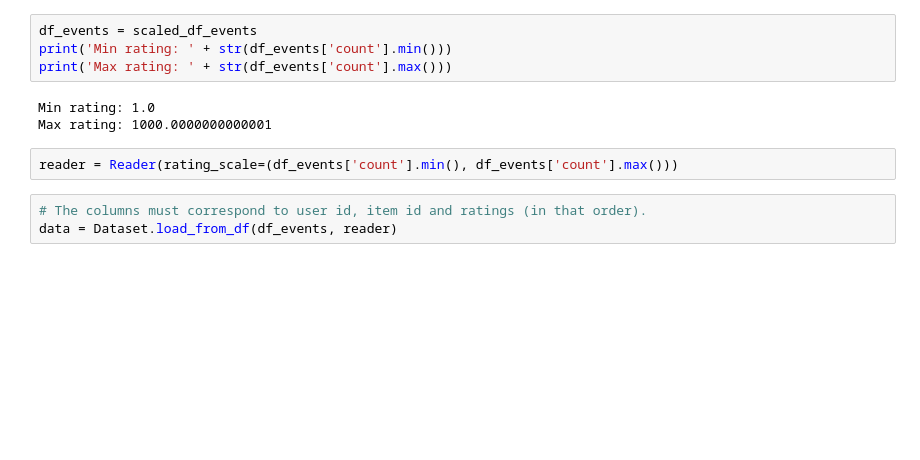
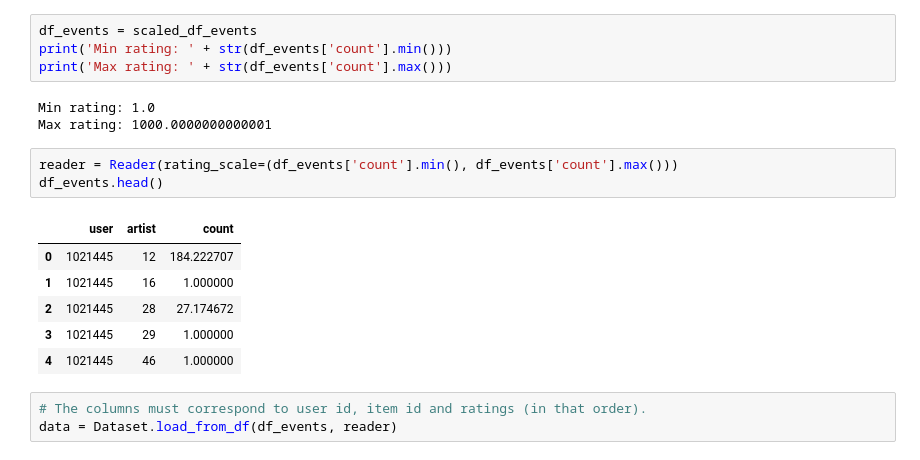
Before and after one commit to domkowald/FairRecSys, a Jupyter notebook: LFM_Fairness.ipynb, the cells around one changed output. Drawn from its saved outputs; the diff is of its cells as text; blank space fills up the shorter version.

```diff
--- a/LFM_Fairness.ipynb
+++ b/LFM_Fairness.ipynb
@@ -248,6 +271,14 @@ Min rating: 1.0
 Max rating: 1000.0000000000001
 # %%
 reader = Reader(rating_scale=(df_events['count'].min(), df_events['count'].max()))
+df_events.head()
+# %% [output]
+|  | user | artist | count |
+| 0 | 1021445 | 12 | 184.222707 |
+| 1 | 1021445 | 16 | 1.000000 |
+| 2 | 1021445 | 28 | 27.174672 |
+| 3 | 1021445 | 29 | 1.000000 |
+| 4 | 1021445 | 46 | 1.000000 |
 # %%
 # The columns must correspond to user id, item id and ratings (in that order).
 data = Dataset.load_from_df(df_events, reader)
```
Also changed, not shown: parts of 8 cells of this notebook.
